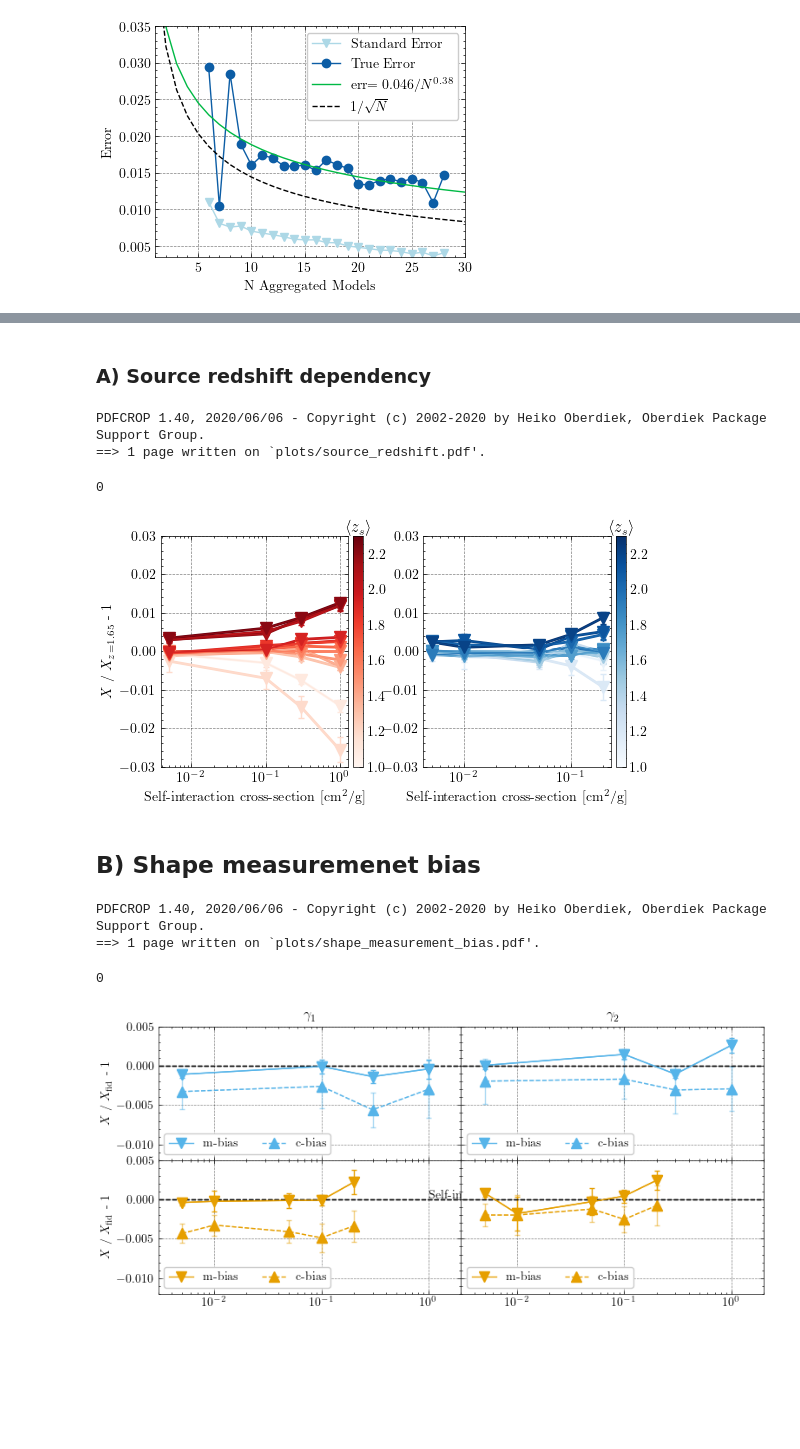
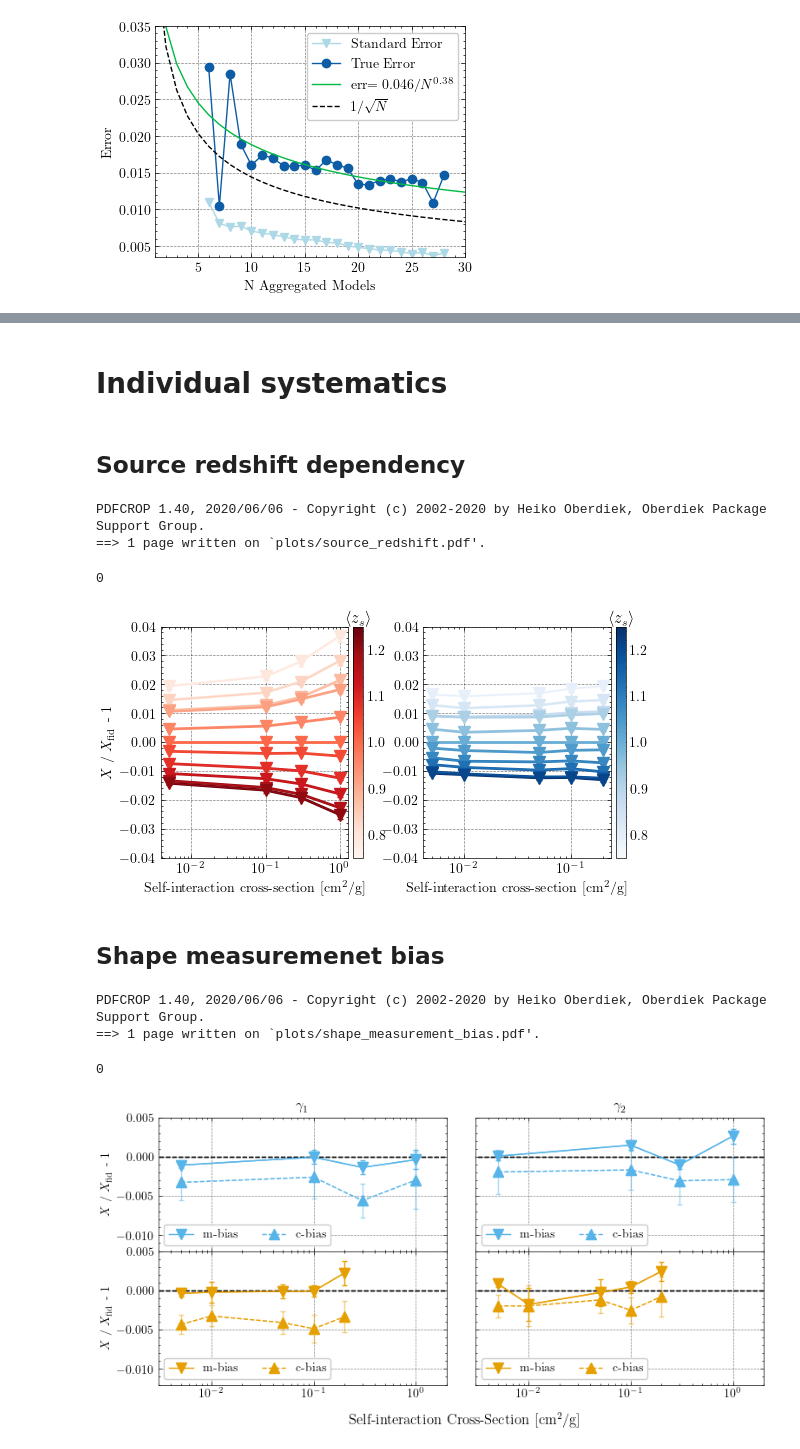
Before and after one commit to davidharvey1986/ml_a2744, a Jupyter notebook: notebooks/plots_for_paper.ipynb, the cells around one changed output, grey strips where cells are left out. Cells and saved outputs as stored; diff of their text form; code cells hidden in the pictures; blank space fills up the shorter version.

```diff
--- a/notebooks/plots_for_paper.ipynb
+++ b/notebooks/plots_for_paper.ipynb
@@ -875,8 +2013,10 @@ PDFCROP 1.40, 2020/06/06 - Copyright (c) 2002-2020 by Heiko Oberdiek, Oberdiek P
+# %% [markdown]
+# Individual systematics
 # %% [markdown]
-### A) Source redshift dependency
+## Source redshift dependency
 # %%
 config='baha2dark'
-filter_list  = ['concat']
+ifilter  = 'concat'
 cdm = 5e-3
 
 
@@ -887,9 +2027,9 @@ domain = {
 }
 
 
-source_tests = f"pickles/source_redshift_{ifilter}_test.pkl"
+output_name = f"pickles/all_models_{ifilter}_nzbias_results.pkl"
 
-all_tests = pkl.load(open(source_tests,'rb'))
+all_tests = pkl.load(open(output_name,'rb'))
 
 
 fig, axarr = plt.subplots(1,2, figsize=(6,3))
@@ -902,7 +2042,7 @@ color = {
         'tgt':colourFromRange([-1,len(all_tests.keys())], cmap='Blues')
     }
 
-fid =  all_tests[1.6]
+fid =  all_tests[1.0]
 
 all_zs = np.array(list(all_tests.keys()))
 for izs, isource_redshift in enumerate(all_zs):
@@ -932,10 +2072,10 @@ for izs, isource_redshift in enumerate(all_zs):
                 dataset=domain[target].split('_')[0],
                 quiet=False)
 
-            all_thresholds.append(tgt['thresholds']/ref['thresholds'])
+            all_thresholds.append(ref['thresholds']/tgt['thresholds'])
 
         all_thresholds = np.array(all_thresholds)
-        means = np.nanmean(all_thresholds,axis=0)
+        means = 1-np.nanmean(all_thresholds,axis=0)
         errors = np.std(all_thresholds,axis=0) / np.sqrt(all_thresholds.shape[0])
 
 
@@ -944,7 +2084,7 @@ for izs, isource_redshift in enumerate(all_zs):
 
         tgt['cross_sections'][0] += cdm
         ax.errorbar( tgt['cross_sections'],
-                    means-1,
+                    means,
                     errors,
                     fmt='-v', label=f"$z_s$={isource_redshift}",
                     capsize=2,
@@ -952,7 +2092,7 @@ for izs, isource_redshift in enumerate(all_zs):
         ax.set_xlabel("Self-interaction cross-section [cm$^2$/g]")
         #ax.legend(loc=3, ncols=2)
 
-        points = np.column_stack([tgt['cross_sections'], means-1])          # shape (N, 2)
+        points = np.column_stack([tgt['cross_sections'], means])          # shape (N, 2)
         segments = np.stack([points[:-1], points[1:]], axis=1)  # shape (N-1, 2, 2)
 
         lc = LineCollection(
@@ -966,26 +2106,27 @@ for izs, isource_redshift in enumerate(all_zs):
         im2 = ax.add_collection(lc)
 
 
-        if izs == len(all_results.keys())-1:
+        if izs == len(all_tests.keys())-1:
             divider = make_axes_locatable(ax)
             cax = divider.append_axes('right', size='5%', pad=0.05)
             fig.colorbar(im2, cax=cax, orientation='vertical')
             ax.text(1.06,1.02,"$\langle z_s \\rangle$",transform=ax.transAxes,fontsize=12, ha='center')
-        ax.set_ylim(-0.03,0.03)
+        #ax.set_ylim(-0.03,0.03)
         ax.set_xscale('log')
-
+        ax.set_ylim(-0.04,0.04)
     ax.set_xlabel("Self-interaction cross-section [cm$^2$/g]")
     #ax.set_ylabel("Model threshold output")
 
     #
-    #ax.set_xlim(3e-3,1)
+
 
     #ax.text(0.05,0.85,f"{isource_redshift}", transform=ax.transAxes,fontsize=12)
-    #ax.set_xscale('log')
+
 #plot_observations( "pickles/model_on_data.pkl", 'concat', ax=ax, correction=3.6, fill_args={'alpha':0.2} )
 
 
-axarr[0].set_ylabel("$X$ / $X_{z=1.65}$ - 1")
+
+axarr[0].set_ylabel("$X$ / $X_{\\rm fid}$ - 1")
 fname = "plots/source_redshift.pdf"
 plt.savefig(fname)
 os.system(f"pdfcrop {fname} {fname}")
@@ -993,9 +2134,9 @@ os.system(f"pdfcrop {fname} {fname}")
 PDFCROP 1.40, 2020/06/06 - Copyright (c) 2002-2020 by Heiko Oberdiek, Oberdiek Package Support Group.
 ==> 1 page written on `plots/source_redshift.pdf'.
 0
-[figure, old version]
+[figure, new version]
 # %% [markdown]
-## B) Shape measuremenet bias
+## Shape measuremenet bias
 # %%
 config='baha2dark'
 filter_list  = ['concat']
@@ -1015,7 +2156,7 @@ all_tests = pkl.load(open(output_name,'rb'))
 
 
 fig, axarr = plt.subplots(2,2, figsize=(9,4))
-fig.subplots_adjust(hspace=0,wspace=0)
+fig.subplots_adjust(hspace=0,wspace=0.1)
 
 ax = axarr[0]
 
@@ -1113,33 +2254,33 @@ for ic, c in enumerate([0, 0.01]):
                     #ax.set_xlabel("Self-interaction cross-section [cm$^2$/g]")
 
 
                 axarr[icomp,0].set_ylabel("$X$ / $X_{\\rm fid}$ - 1")
                 ax.set_ylim(-0.012,0.005)
 
                 if icomp == 1:
                     ax.set_yticklabels([])
 
                 if itgt == 0:
                     ax.set_xticklabels([])
 
 
             #ax.set_ylabel("Model threshold output")
 
             #
             #ax.set_xlim(3e-3,1)
             #ax.text(0.05,0.85,f"{isource_redshift}", transform=ax.transAxes,fontsize=12)
 
         #plot_observations( "pickles/model_on_data.pkl", 'concat', ax=ax, correction=3.6, fill_args={'alpha':0.2} )
 
 
-axarr[icomp,0].text( 1.0,0.,"Self-interaction Cross-Section")
+axarr[icomp,0].text( 3,-0.017,"Self-interaction Cross-Section [cm$^2$/g]", ha='center', fontsize=12)
 
 fname="plots/shape_measurement_bias.pdf"
 plt.savefig(fname)
 os.system(f"pdfcrop {fname} {fname}")
 # %% [output]
 PDFCROP 1.40, 2020/06/06 - Copyright (c) 2002-2020 by Heiko Oberdiek, Oberdiek Package Support Group.
 ==> 1 page written on `plots/shape_measurement_bias.pdf'.
 0
-[figure, old version]
+[figure, new version]
 # %% [markdown]
```
Also changed, not shown: parts of 42 cells of this notebook, 22 other files.
